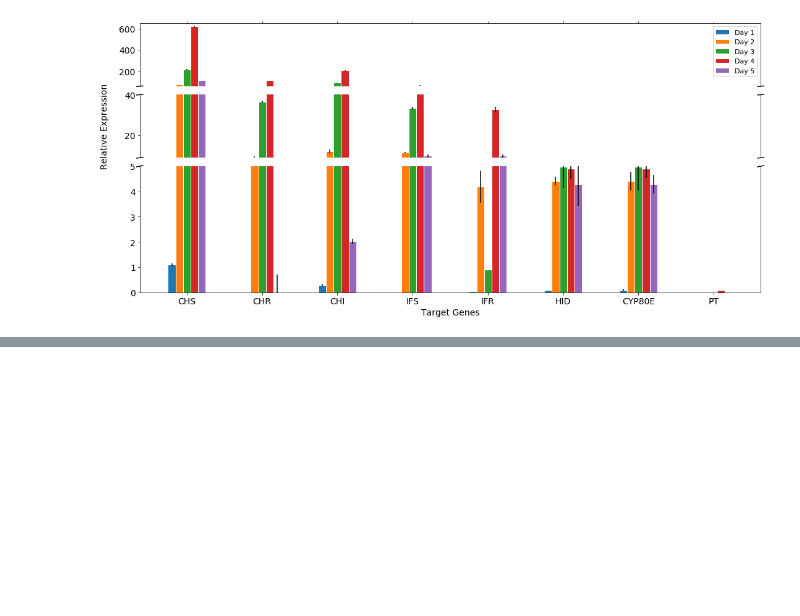
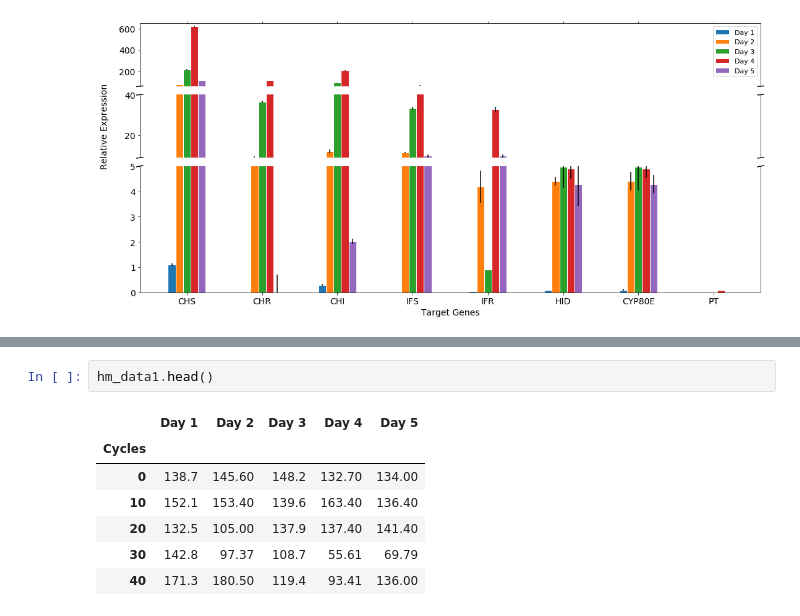
Before and after one commit to chauhan-akash/data_exploration_python, a Jupyter notebook: 03_broken_axis_plots_heatmaps.ipynb, the cells around one changed output, grey strips where cells are left out. Saved outputs shown, nothing was run; the diff lists cells and outputs as text; blank space fills up the shorter version.

```diff
--- a/03_broken_axis_plots.ipynb
+++ b/03_broken_axis_plots_heatmaps.ipynb
@@ -329,0 +357,10 @@ plot_broken_axes("set6_data", 60, 650, 9, 40, 0, 5)
+# %%
+hm_data1.head()
+# %% [output]
+|  | Day 1 | Day 2 | Day 3 | Day 4 | Day 5 |
+| Cycles |  |  |  |  |  |
+| 0 | 138.7 | 145.60 | 148.2 | 132.70 | 134.00 |
+| 10 | 152.1 | 153.40 | 139.6 | 163.40 | 136.40 |
+| 20 | 132.5 | 105.00 | 137.9 | 137.40 | 141.40 |
+| 30 | 142.8 | 97.37 | 108.7 | 55.61 | 69.79 |
+| 40 | 171.3 | 180.50 | 119.4 | 93.41 | 136.00 |
```
Also changed, not shown: parts of 7 cells of this notebook, 4 other files.
